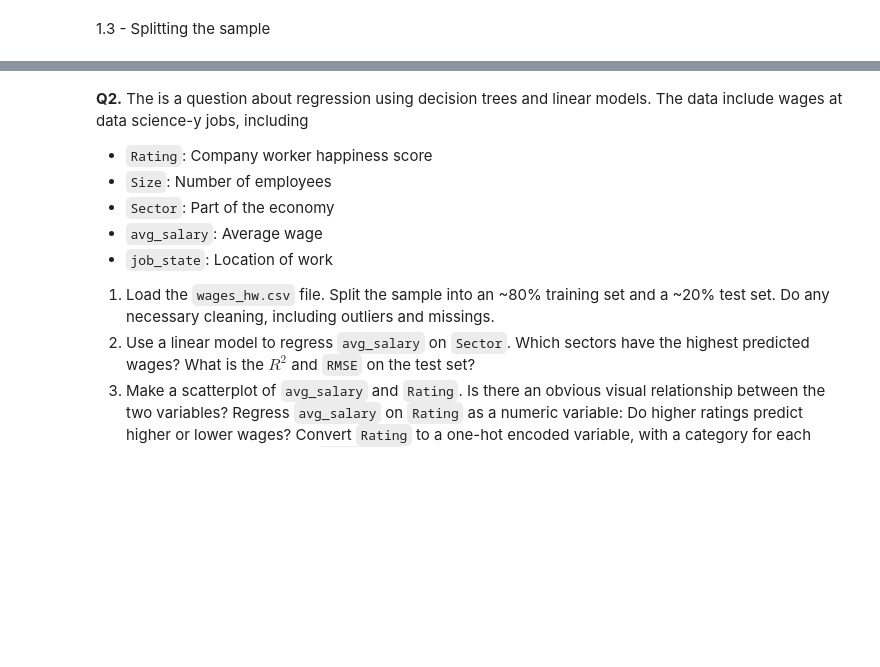
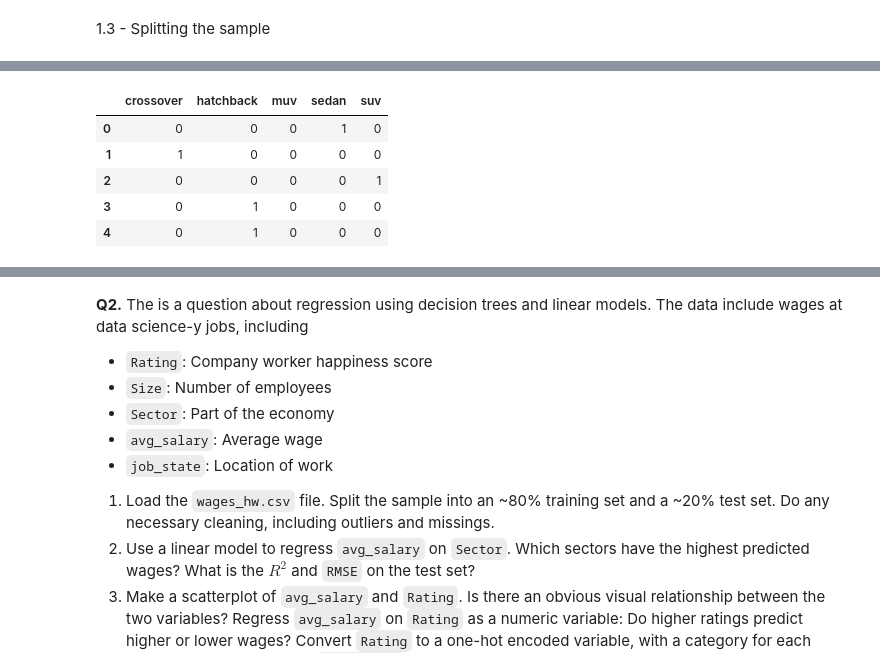
Before and after one commit to Sabrina-Hendricks/assignment4, a Jupyter notebook: assignment4.ipynb, the cells around one changed output, grey strips where cells are left out. Saved outputs shown, nothing was run; the diff lists cells and outputs as text; code cells hidden in the pictures; blank space fills up the shorter version.

```diff
--- a/assignment4.ipynb
+++ b/assignment4.ipynb
@@ -165,0 +208,13 @@ X_train, X_test, y_train, y_test = train_test_split(X,y,test_size=.2,random_stat
+# %%
+Body_Type = pd.get_dummies(df['Body_Type'],dtype='int')
+oh = one_hot_encoder.fit_transform(df['Body_Type']) # One-hot encode the 'bird' variable
+names = one_hot_encoder.classes_ # Get names of the classes
+Body_TypeDF = pd.DataFrame( data = oh, columns = names) # Create a new df for the encoded variables
+Body_TypeDF.head()
+# %% [output]
+|  | crossover | hatchback | muv | sedan | suv |
+| 0 | 0 | 0 | 0 | 1 | 0 |
+| 1 | 1 | 0 | 0 | 0 | 0 |
+| 2 | 0 | 0 | 0 | 0 | 1 |
+| 3 | 0 | 1 | 0 | 0 | 0 |
+| 4 | 0 | 1 | 0 | 0 | 0 |
```
Also changed, not shown: parts of 17 cells of this notebook.
